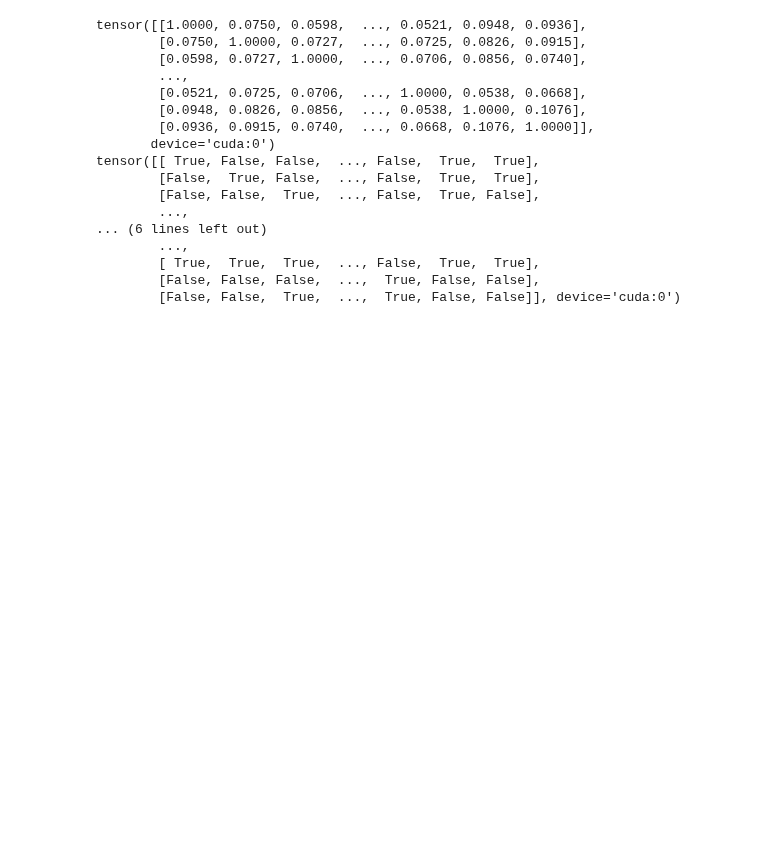
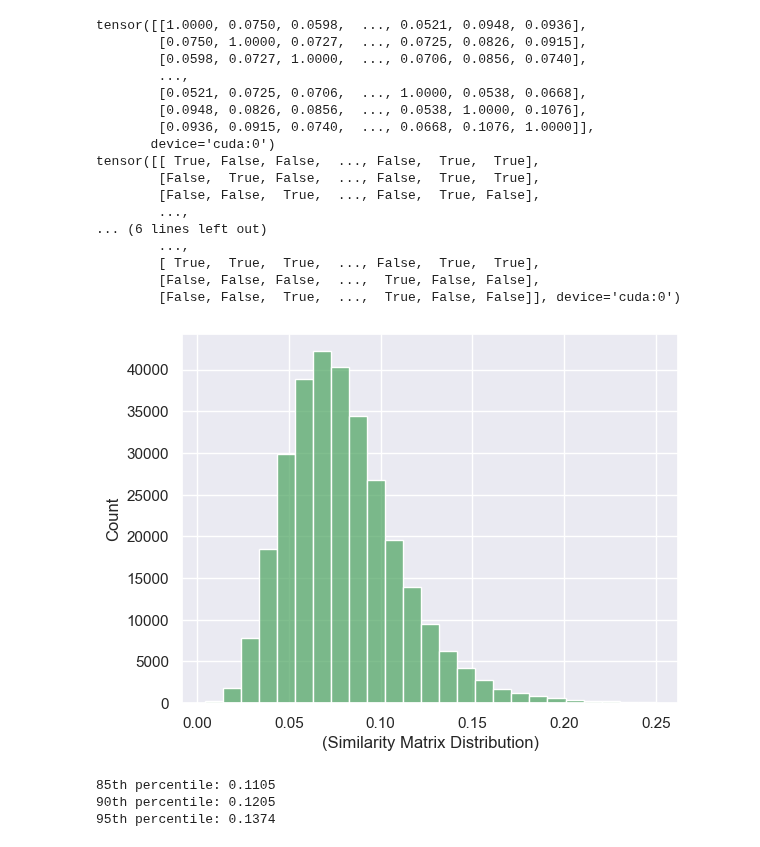
Before and after one commit to sdhanraj-1/ECE9309_MachineLearningProject, a Jupyter notebook: Transformer/transformer.ipynb, the cells around one changed output. Cells and saved outputs as stored; diff of their text form; code cells hidden in the pictures; blank space fills up the shorter version.

```diff
--- a/Transformer/transformer.ipynb
+++ b/Transformer/transformer.ipynb
@@ -104,9 +119,9 @@ def compute_tfidf_similarity(df):
     similarity_matrix = cosine_similarity(tfidf_matrix)
     return similarity_matrix
 
-similarity_matrix = compute_tfidf_similarity(df)
+similarity_matrix_np = compute_tfidf_similarity(df)
 # Convert to tensor for GPU computation
-similarity_matrix = torch.tensor(similarity_matrix, dtype=torch.float32).to("cuda")
+similarity_matrix = torch.tensor(similarity_matrix_np, dtype=torch.float32).to("cuda")
 print(similarity_matrix)
 
 threshold = 0.0785
@@ -133,6 +148,32 @@ tensor([[ True, False, False,  ..., False,  True,  True],
         [ True,  True,  True,  ..., False,  True,  True],
         [False, False, False,  ...,  True, False, False],
         [False, False,  True,  ...,  True, False, False]], device='cuda:0')
+# %%
+import matplotlib.pyplot as plt
+import seaborn as sns; sns.set()
+
+#Organize Data
+similarity_values_np = similarity_matrix_np.flatten()
+similarity_values_np_filtered = similarity_values_np[similarity_values_np <= 0.25]
+X = pd.Series(similarity_values_np_filtered, name="(Similarity Matrix Distribution)")
+
+#Plot Data
+fig, ax = plt.subplots()
+sns.histplot(X, bins=25, color="g", ax=ax)
+plt.show()
+
+# Compute percentiles
+percentiles = [85, 90, 95]
+percentile_values = np.percentile(similarity_values_np_filtered, percentiles)
+
+# Print results
+for p, val in zip(percentiles, percentile_values):
+    print(f"{p}th percentile: {val:.4f}")
+# %% [output]
+[figure, added]
+85th percentile: 0.1105
+90th percentile: 0.1205
+95th percentile: 0.1374
 # %%
 def save_model(model, optimizer, epoch, loss, path="./paper_recommender.pth"):
     """Save the model, optimizer state, and training metadata."""
```
Also changed, not shown: parts of 10 cells of this notebook.
